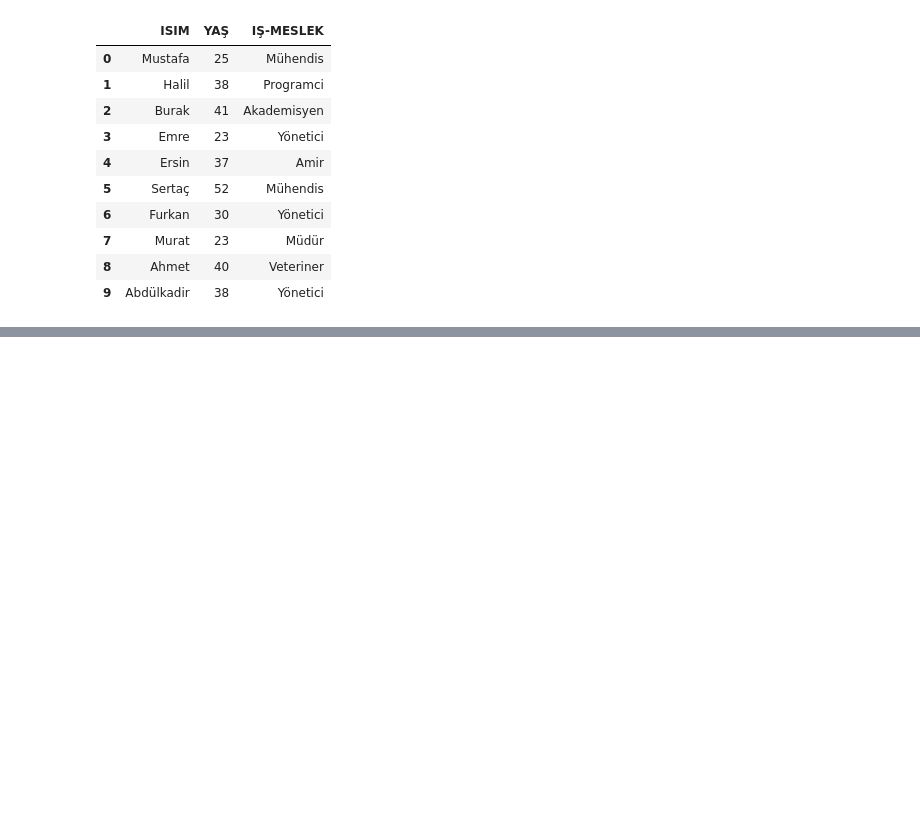
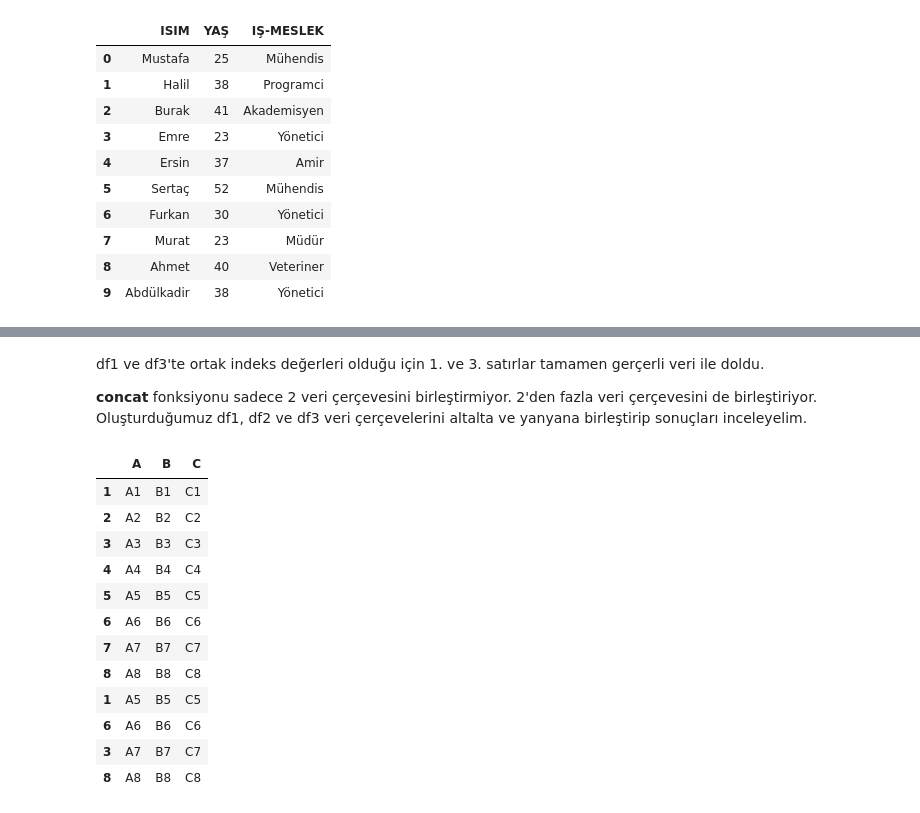
Before and after one commit to mhalil/Pandas_Notlari, a Jupyter notebook: Duzenleme_Yontemleri.ipynb, the cells around one changed output, grey strips where cells are left out. Cells and saved outputs as stored; diff of their text form; code cells hidden in the pictures; blank space fills up the shorter version.

```diff
--- a/Duzenleme_Yontemleri.ipynb
+++ b/Duzenleme_Yontemleri.ipynb
@@ -345,0 +423,20 @@ JOIN, CONCAT, MERGE, Pivot Table ...
+# %% [markdown]
+df1 ve df3'te ortak indeks değerleri olduğu için 1. ve 3. satırlar tamamen gerçerli veri ile doldu.
+
+**concat** fonksiyonu sadece 2 veri çerçevesini birleştirmiyor. 2'den fazla veri çerçevesini de birleştiriyor. Oluşturduğumuz df1, df2 ve df3 veri çerçevelerini altalta ve yanyana birleştirip sonuçları inceleyelim.
+# %%
+pd.concat([df1, df2, df3])
+# %% [output]
+|  | A | B | C |
+| 1 | A1 | B1 | C1 |
+| 2 | A2 | B2 | C2 |
+| 3 | A3 | B3 | C3 |
+| 4 | A4 | B4 | C4 |
+| 5 | A5 | B5 | C5 |
+| 6 | A6 | B6 | C6 |
+| 7 | A7 | B7 | C7 |
+| 8 | A8 | B8 | C8 |
+| 1 | A5 | B5 | C5 |
+| 6 | A6 | B6 | C6 |
+| 3 | A7 | B7 | C7 |
+| 8 | A8 | B8 | C8 |
```
Also changed, not shown: parts of 30 cells of this notebook.
